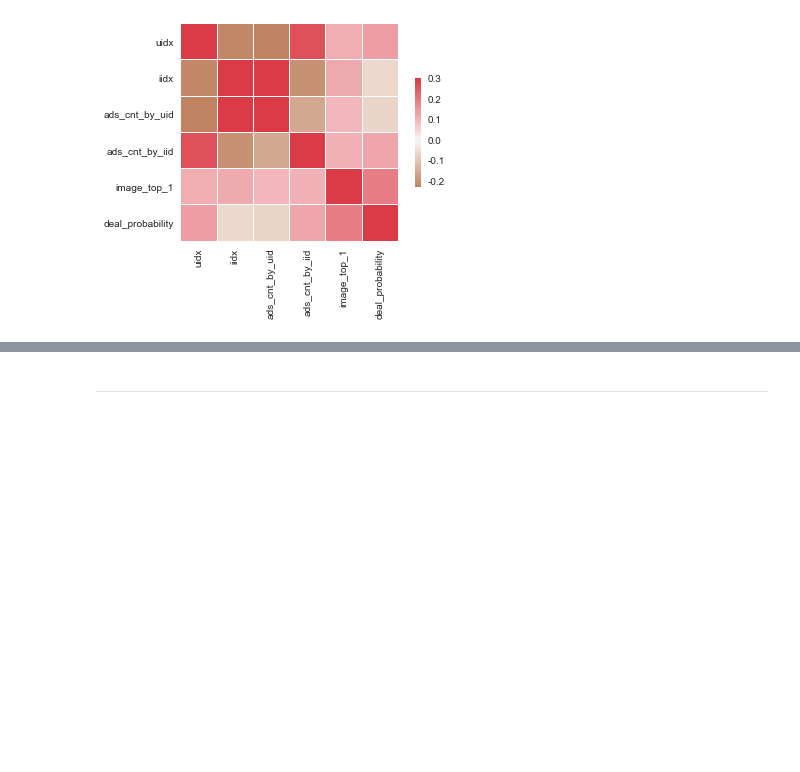
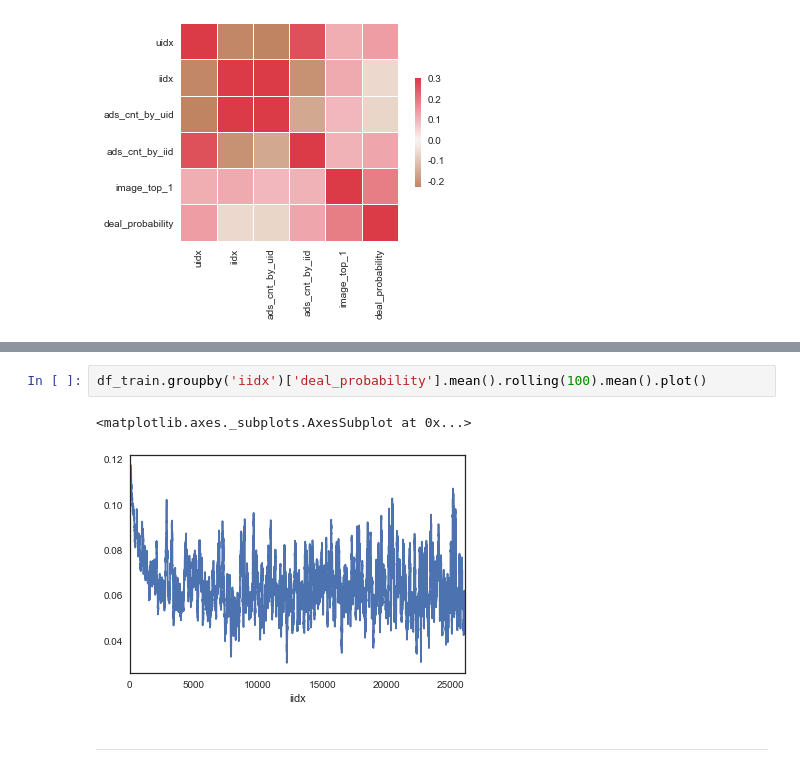
Before and after one commit to ihongChen/kaggle_Avito, a Jupyter notebook: src/eda1.ipynb, the cells around one changed output, grey strips where cells are left out. Saved outputs shown, nothing was run; the diff lists cells and outputs as text; blank space fills up the shorter version.

```diff
--- a/src/eda1.ipynb
+++ b/src/eda1.ipynb
@@ -475,3 +480,8 @@ sns.heatmap(corr,cmap=cmap,center=0,square=True,vmax=.3,linewidths=.1, cbar_kws=
+# %%
+df_train.groupby('iidx')['deal_probability'].mean().rolling(100).mean().plot()
+# %% [output]
+<matplotlib.axes._subplots.AxesSubplot at 0x...>
+[figure, added]
 # %% [markdown]
 ____
 # %% [markdown]
```
Also changed, not shown: parts of 25 cells of this notebook, 4 other files.
